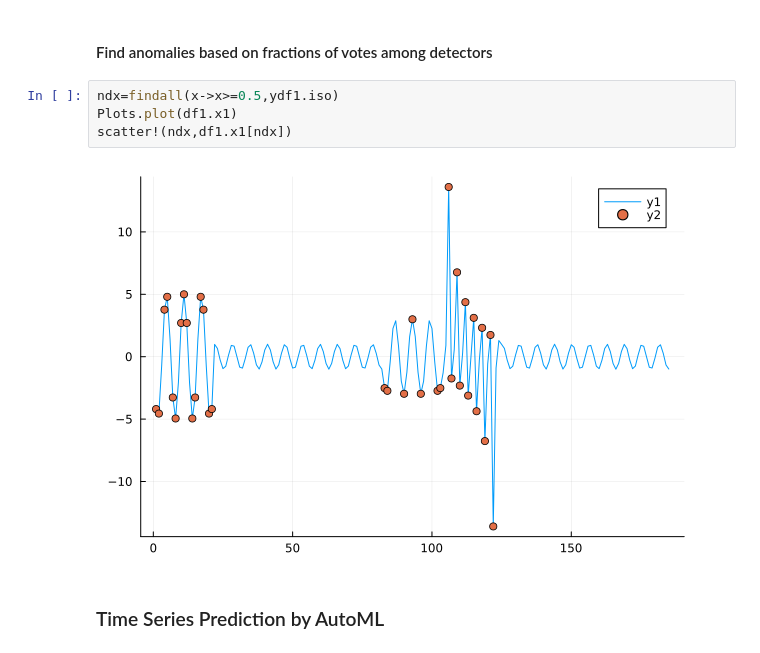
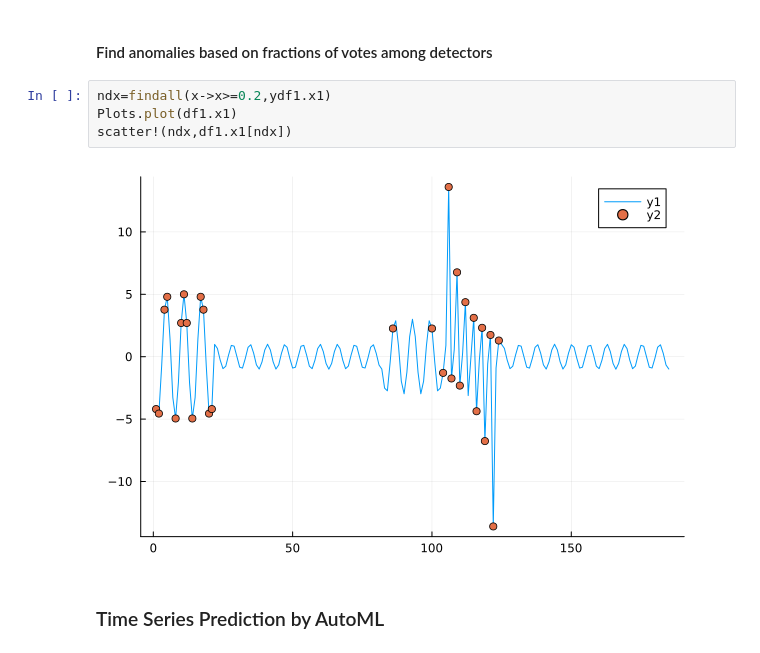
Before and after one commit to IBM/AutoMLPipeline.jl, a Jupyter notebook: AutoAI/AutoAI.ipynb, the cells around one changed output. Drawn from its saved outputs; the diff is of its cells as text.

```diff
--- a/AutoAI/AutoAI.ipynb
+++ b/AutoAI/AutoAI.ipynb
@@ -98,11 +83,11 @@ PythonCall.Core.Py
 # %% [markdown]
 #### Find anomalies based on fractions of votes among detectors
 # %%
-ndx=findall(x->x>=0.5,ydf1.iso)
+ndx=findall(x->x>=0.2,ydf1.x1)
 Plots.plot(df1.x1)
 scatter!(ndx,df1.x1[ndx])
 # %% [output]
-[figure, old version]
+[figure, new version]
 # %% [markdown]
 ### Time Series Prediction by AutoML
 # %%
```
Also changed, not shown: parts of 7 cells of this notebook, 1 other file.
